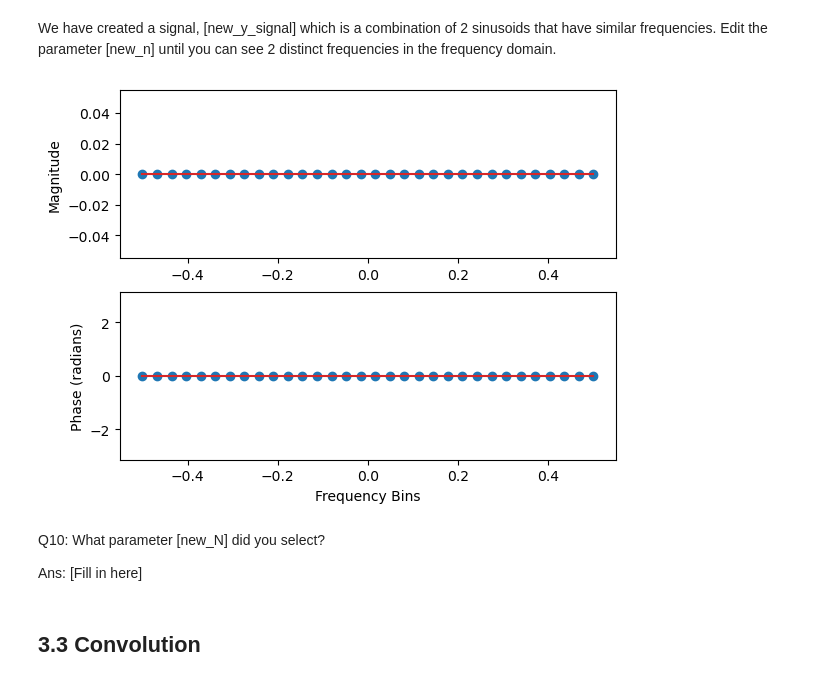
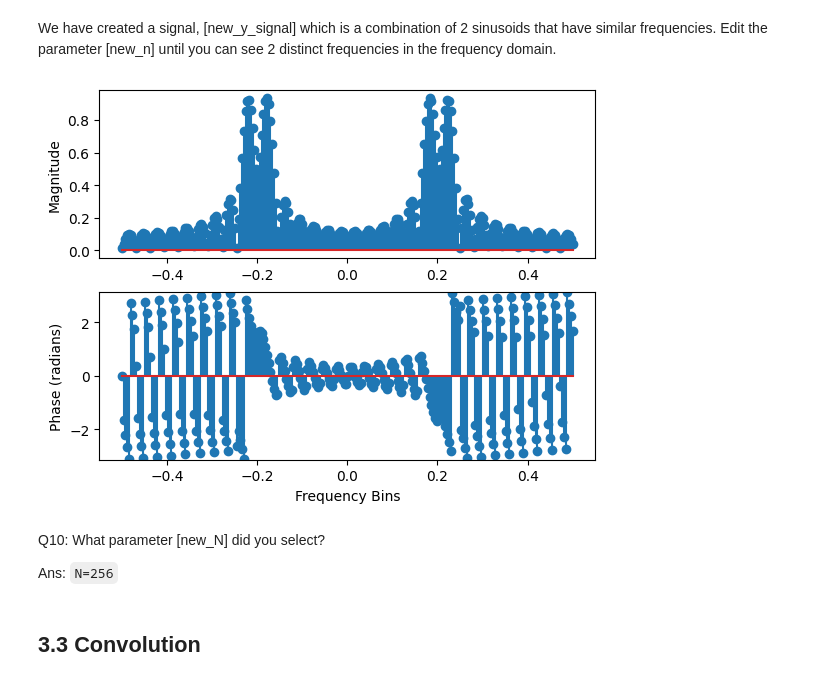
Before and after one commit to HighSpeeds/ECE113, a Jupyter notebook: HW5/hw5.ipynb, the cells around one changed output. Cells and saved outputs as stored; diff of their text form; code cells hidden in the pictures.

```diff
--- a/HW5/hw5.ipynb
+++ b/HW5/hw5.ipynb
@@ -208,19 +208,19 @@ Ans: [Fill in here]
 We have created a signal, [new_y_signal] which is a combination of 2 sinusoids that have similar frequencies. Edit the parameter [new_n] until you can see 2 distinct frequencies in the frequency domain.
 # %%
 #***************************** Change the parameter under this line *****************************
-new_N = 32
+new_N = 256
 #***************************** Change the parameter above this line *****************************
 f1 = 6/N
 f2 = 6.8/N
 new_y_signal = np.sin(2*np.pi*f1*t_indices) + np.sin(2*np.pi*f2*t_indices)
 new_y_signal_padded = zero_pad_signal(new_y_signal, new_N)
 plot_dft_magnitude_angle(np.arange(new_N), f_signal=dft(new_y_signal_padded), fs=8000, format="Centered_Normalized")
 # %% [output]
-[figure, old version]
+[figure, new version]
 # %% [markdown]
 Q10: What parameter [new_N] did you select?
 
-Ans: [Fill in here]
+Ans: `N=256`
 # %% [markdown]
 ## 3.3 Convolution
 # %% [markdown]
```
Also changed, not shown: parts of 31 cells of this notebook, 10 other files.
